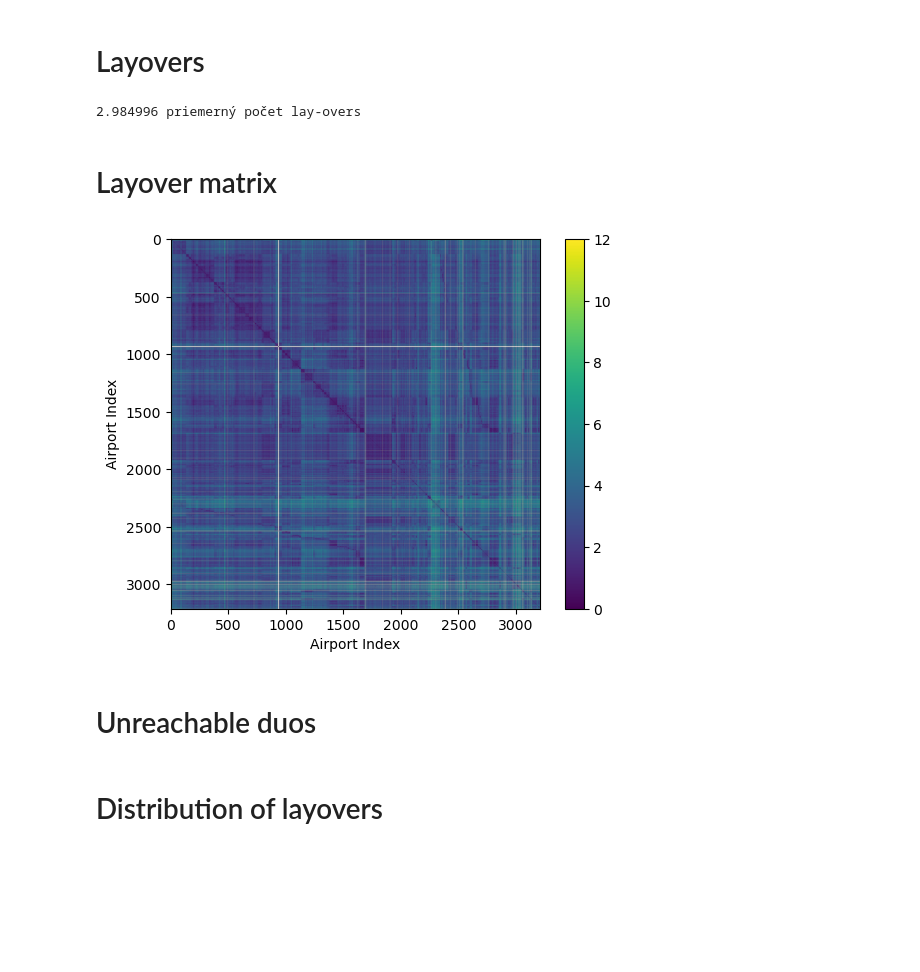
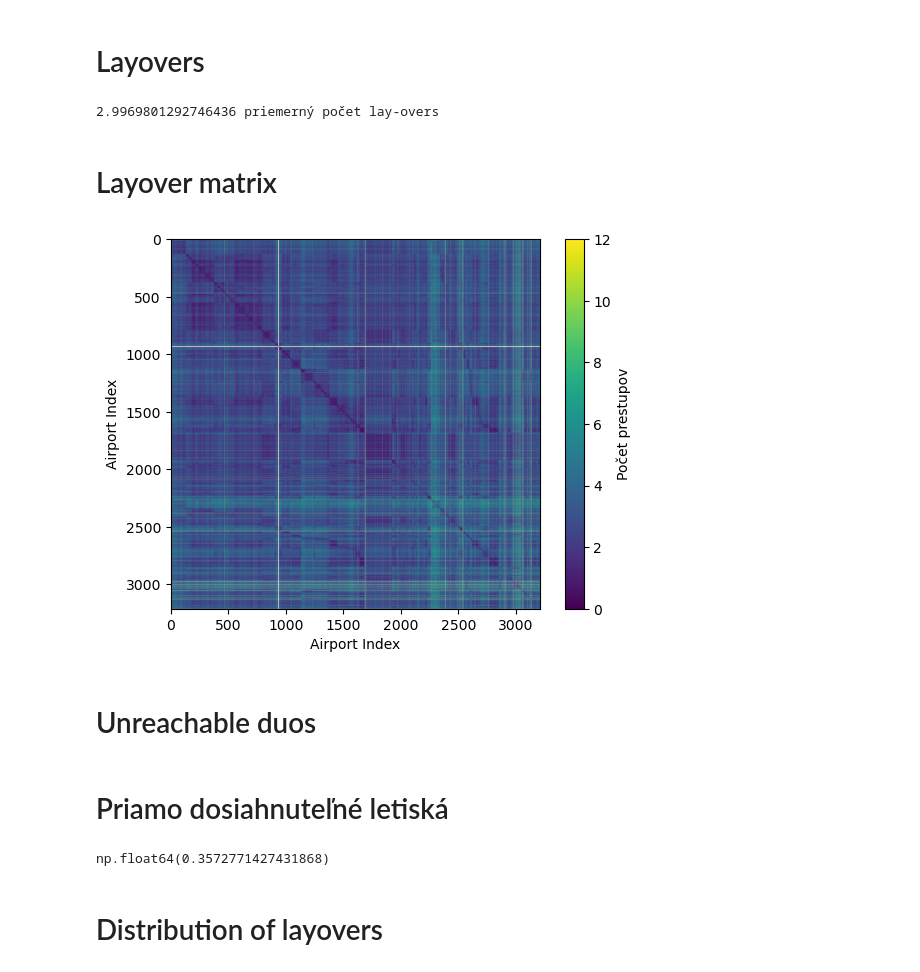
Before and after one commit to sugy-w/Veda-o-sietach-Projekt-JPD-, a Jupyter notebook: layover analysis/distance_matrix.ipynb, the cells around one changed output. Drawn from its saved outputs; the diff is of its cells as text; code cells hidden in the pictures; blank space fills up the shorter version.

```diff
--- a/layover analysis/distance_matrix.ipynb
+++ b/layover analysis/distance_matrix.ipynb
@@ -34,22 +37,23 @@ print(f"{100*(np.isinf(layover_matrix).sum() / 3213**2):.2f} % of pairs are unre
 # %% [markdown]
 # Layovers
 # %%
-print(f"{np.mean(layover_matrix, where=~np.isinf(layover_matrix)):3f} priemerný počet lay-overs")
+print(f"{ np.mean(layover_matrix, where=( ~np.isinf(layover_matrix) & (layover_matrix != 0) ))} priemerný počet lay-overs")
 # %% [output]
-2.984996 priemerný počet lay-overs
+2.9969801292746436 priemerný počet lay-overs
 # %% [markdown]
 # Layover matrix
 # %%
 plt.imshow(layover_matrix)
 
 plt.xlabel("Airport Index")
 plt.ylabel("Airport Index")
 
-plt.colorbar()
+cbar = plt.colorbar()
+cbar.set_label("Počet prestupov")
 
 plt.show()
 # %% [output]
-[figure, old version]
+[figure, new version]
 # %% [markdown]
 # Unreachable duos
 # %%
@@ -60,6 +64,12 @@ with open("unreachable_duos.txt", "a") as file:
         TO = infs[1][i]
 
         file.write(f"{nodes[nodes[" id"] == FROM][" name"].values[0]} – {nodes[nodes[" id"] == TO][" name"].values[0]}\n")
+# %% [markdown]
+# Priamo dosiahnuteľné letiská
+# %%
+100*(np.sum(layover_matrix == 0) - 3214) / 3214**2
+# %% [output]
+np.float64(0.3572771427431868)
 # %% [markdown]
 # Distribution of layovers
 # %%
```
Also changed, not shown: parts of 7 cells of this notebook, 9 other files.
